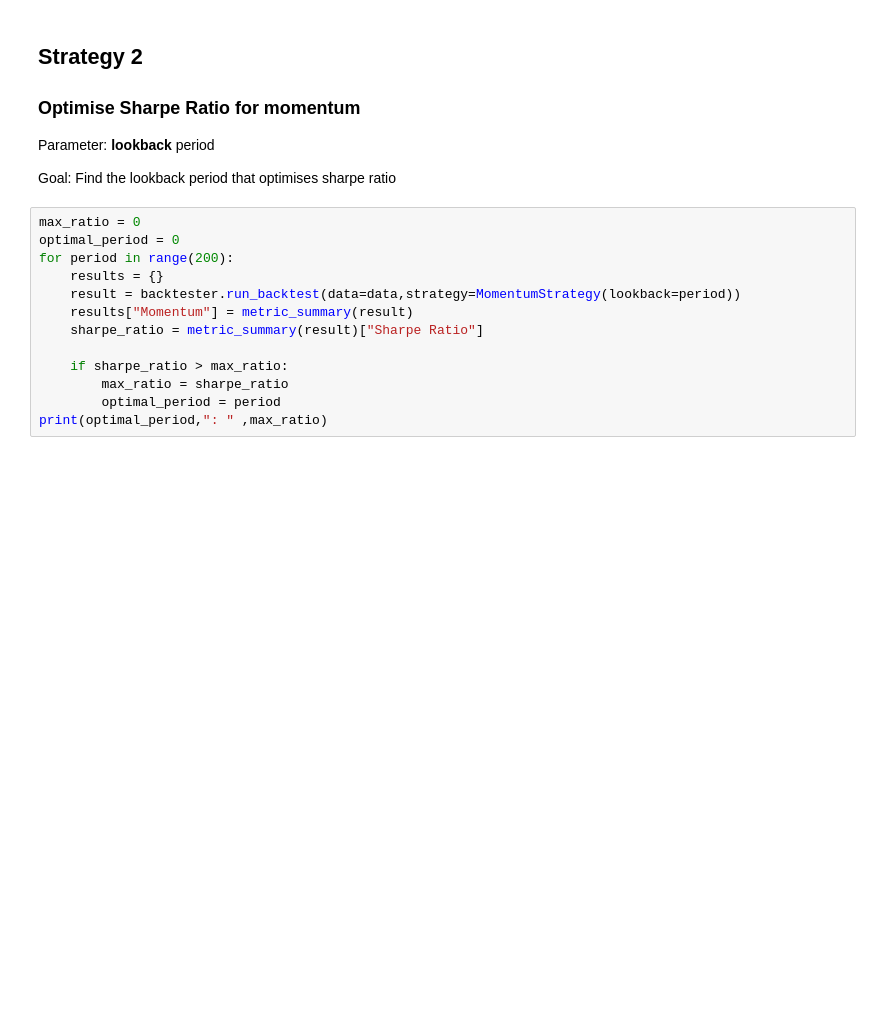
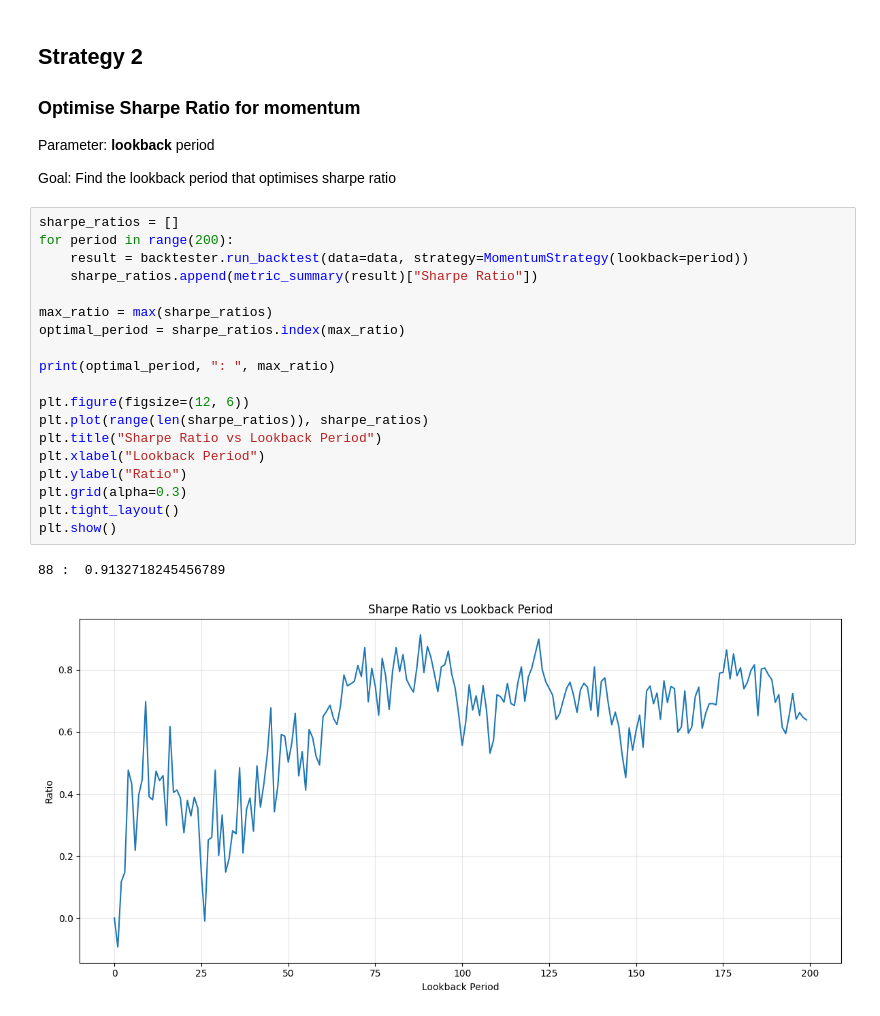
Before and after one commit to mattboniface/algo-trading-backtester, a Jupyter notebook: exploration.ipynb, the cells around one changed output. Drawn from its saved outputs; the diff is of its cells as text; blank space fills up the shorter version.

```diff
--- a/exploration.ipynb
+++ b/exploration.ipynb
@@ -83,15 +147,24 @@ Parameter: **lookback** period
 
 Goal: Find the lookback period that optimises sharpe ratio
 # %%
-max_ratio = 0
-optimal_period = 0
+sharpe_ratios = []
 for period in range(200):
-    results = {}
-    result = backtester.run_backtest(data=data,strategy=MomentumStrategy(lookback=period))
-    results["Momentum"] = metric_summary(result)
-    sharpe_ratio = metric_summary(result)["Sharpe Ratio"]
+    result = backtester.run_backtest(data=data, strategy=MomentumStrategy(lookback=period))
+    sharpe_ratios.append(metric_summary(result)["Sharpe Ratio"])
 
-    if sharpe_ratio > max_ratio:
-        max_ratio = sharpe_ratio
-        optimal_period = period
-print(optimal_period,": " ,max_ratio)
+max_ratio = max(sharpe_ratios)
+optimal_period = sharpe_ratios.index(max_ratio)
+
+print(optimal_period, ": ", max_ratio)
+
+plt.figure(figsize=(12, 6))
+plt.plot(range(len(sharpe_ratios)), sharpe_ratios)
+plt.title("Sharpe Ratio vs Lookback Period")
+plt.xlabel("Lookback Period")
+plt.ylabel("Ratio")
+plt.grid(alpha=0.3)
+plt.tight_layout()
+plt.show()
+# %% [output]
+88 :  0.9132718245456789
+[figure, added]
```
Also changed, not shown: parts of 14 cells of this notebook, 6 other files.
